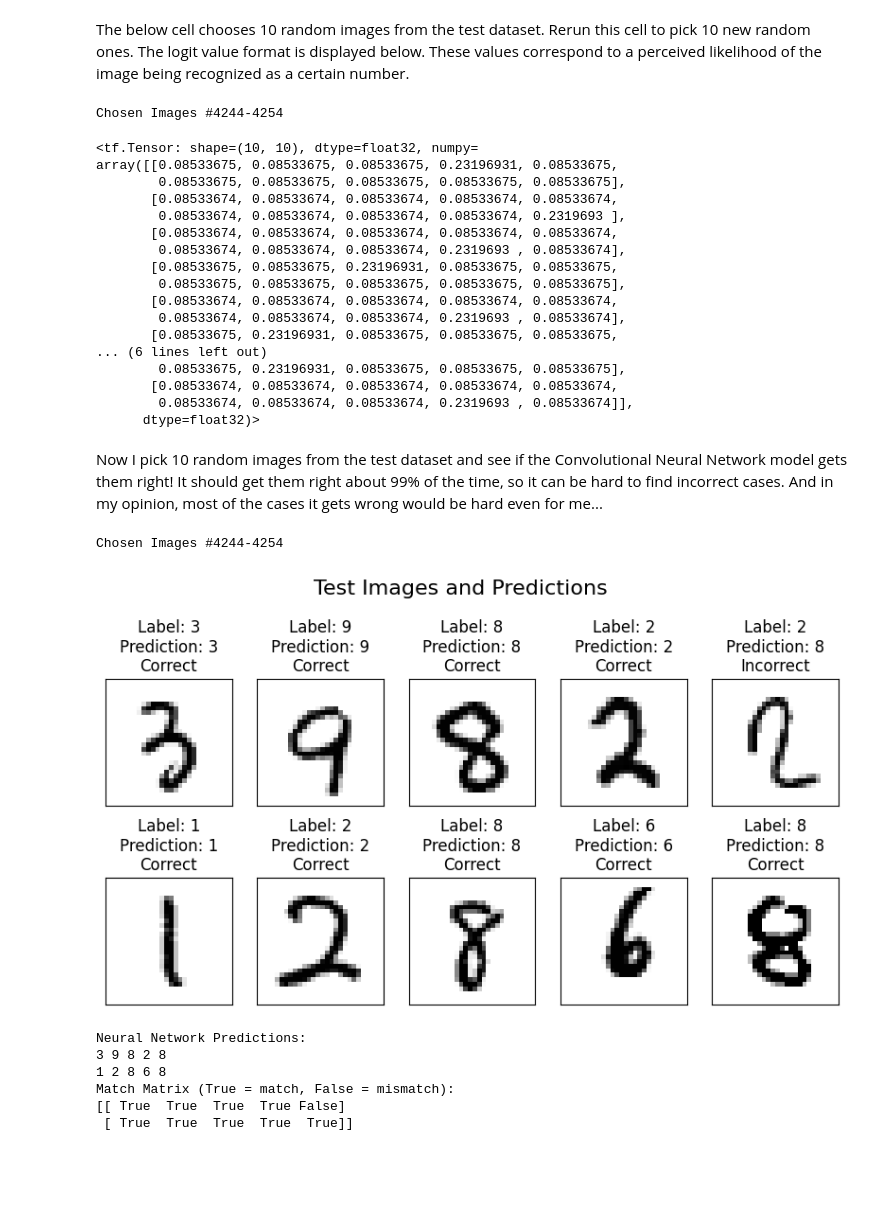
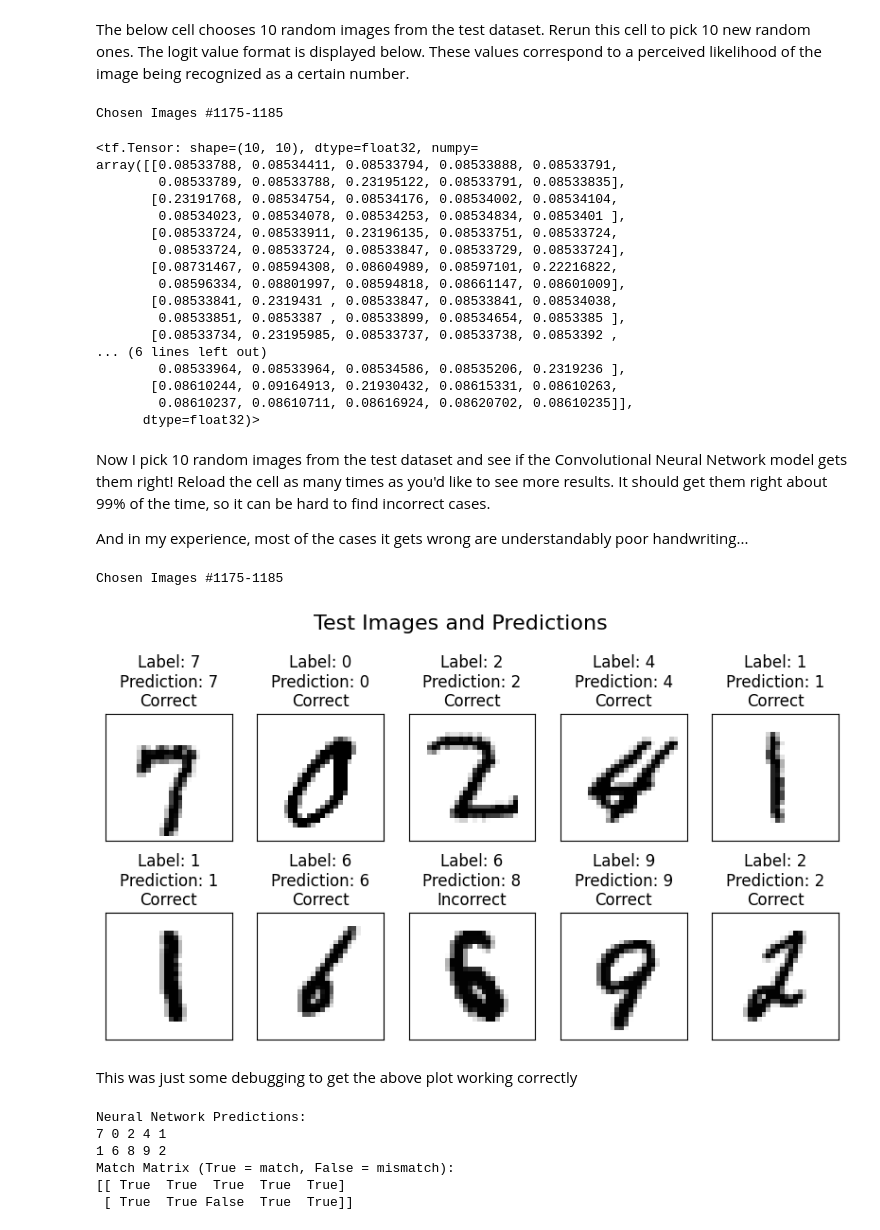
Before and after one commit to frederickschulze/OCR-TensorFlow-MNIST, a Jupyter notebook: MNIST_NeuralNet.ipynb, the cells around one changed output. Saved outputs shown, nothing was run; the diff lists cells and outputs as text; code cells hidden in the pictures; blank space fills up the shorter version.

```diff
--- a/MNIST_NeuralNet.ipynb
+++ b/MNIST_NeuralNet.ipynb
@@ -54,5 +77,6 @@ xTrain and xTest must be expanded because this is a CNN. Conv2D requires a 3 dim
 # %%
 xTrain = np.expand_dims(xTrain, -1)
+xTest = np.expand_dims(xTest, -1)
 print("Now that dims are expanded:")
 print(xTrain.shape)
 # %% [output]
@@ -133,7 +179,7 @@ probability_model = tf.keras.Sequential([
 # %% [markdown]
 The below cell chooses 10 random images from the test dataset. Rerun this cell to pick 10 new random ones. The logit value format is displayed below. These values correspond to a perceived likelihood of the image being recognized as a certain number.
 # %%
-#Just to illustrate the logit output of this model
+#Shows the format of the probability model
 numImages = 10
 startIndex = random.randint(0, xTest.shape[0]-numImages-1)
 endIndex = startIndex + numImages
@@ -141,51 +187,64 @@ logitvals = probability_model(xTest[startIndex:endIndex])
 print(f"Chosen Images #{startIndex}-{endIndex}\n")
 logitvals
 # %% [output]
-Chosen Images #4244-4254
+Chosen Images #1175-1185
 <tf.Tensor: shape=(10, 10), dtype=float32, numpy=
-array([[0.08533675, 0.08533675, 0.08533675, 0.23196931, 0.08533675,
-        0.08533675, 0.08533675, 0.08533675, 0.08533675, 0.08533675],
-       [0.08533674, 0.08533674, 0.08533674, 0.08533674, 0.08533674,
-        0.08533674, 0.08533674, 0.08533674, 0.08533674, 0.2319693 ],
-       [0.08533674, 0.08533674, 0.08533674, 0.08533674, 0.08533674,
-        0.08533674, 0.08533674, 0.08533674, 0.2319693 , 0.08533674],
-       [0.08533675, 0.08533675, 0.23196931, 0.08533675, 0.08533675,
-        0.08533675, 0.08533675, 0.08533675, 0.08533675, 0.08533675],
-       [0.08533674, 0.08533674, 0.08533674, 0.08533674, 0.08533674,
-        0.08533674, 0.08533674, 0.08533674, 0.2319693 , 0.08533674],
-       [0.08533675, 0.23196931, 0.08533675, 0.08533675, 0.08533675,
+array([[0.08533788, 0.08534411, 0.08533794, 0.08533888, 0.08533791,
+        0.08533789, 0.08533788, 0.23195122, 0.08533791, 0.08533835],
+       [0.23191768, 0.08534754, 0.08534176, 0.08534002, 0.08534104,
+        0.08534023, 0.08534078, 0.08534253, 0.08534834, 0.0853401 ],
+       [0.08533724, 0.08533911, 0.23196135, 0.08533751, 0.08533724,
+        0.08533724, 0.08533724, 0.08533847, 0.08533729, 0.08533724],
+       [0.08731467, 0.08594308, 0.08604989, 0.08597101, 0.22216822,
+        0.08596334, 0.08801997, 0.08594818, 0.08661147, 0.08601009],
+       [0.08533841, 0.2319431 , 0.08533847, 0.08533841, 0.08534038,
+        0.08533851, 0.0853387 , 0.08533899, 0.08534654, 0.0853385 ],
+       [0.08533734, 0.23195985, 0.08533737, 0.08533738, 0.0853392 ,
 ... (6 lines left out)
-        0.08533675, 0.23196931, 0.08533675, 0.08533675, 0.08533675],
-       [0.08533674, 0.08533674, 0.08533674, 0.08533674, 0.08533674,
-        0.08533674, 0.08533674, 0.08533674, 0.2319693 , 0.08533674]],
+        0.08533964, 0.08533964, 0.08534586, 0.08535206, 0.2319236 ],
+       [0.08610244, 0.09164913, 0.21930432, 0.08615331, 0.08610263,
+        0.08610237, 0.08610711, 0.08616924, 0.08620702, 0.08610235]],
       dtype=float32)>
 # %% [markdown]
-Now I pick 10 random images from the test dataset and see if the Convolutional Neural Network model gets them right! It should get them right about 99% of the time, so it can be hard to find incorrect cases. And in my opinion, most of the cases it gets wrong would be hard even for me...
+Now I pick 10 random images from the test dataset and see if the Convolutional Neural Network model gets them right! Reload the cell as many times as you'd like to see more results. It should get them right about 99% of the time, so it can be hard to find incorrect cases.
+
+And in my experience, most of the cases it gets wrong are understandably poor handwriting...
 # %%
 # Determining prediction based on the most likely estimate from logitvals
-predictions=[None]*10
-for i in range(0,10):
-  predictions[i] = tf.argmax(logitvals[i])
+if "predictions" not in locals(): #If rerunning the cell, the numbers are "rerolled"
+  predictions=[None]*10
+  for i in range(0,10):
+    predictions[i] = tf.argmax(logitvals[i])
+else:
+  numImages = 10
+  startIndex = random.randint(0, xTest.shape[0]-numImages-1)
+  endIndex = startIndex + numImages
+  logitvals = probability_model(xTest[startIndex:endIndex])
+  predictions=[None]*10
+  for i in range(0,10):
+    predictions[i] = tf.argmax(logitvals[i])
 
 # Displaying with pyplot
 xTest_inverted = 255-xTest
 print(f"Chosen Images #{startIndex}-{endIndex}\n")
 plt.figure(figsize=(10,5))
 plt.suptitle("Test Images and Predictions", fontsize=16, y=1.05)
 for i in range(numImages):
   plt.subplot(2,5,i+1)
   plt.grid(False)
   plt.xticks([])
   plt.yticks([])
   plt.imshow(xTest_inverted[startIndex+i], cmap='gray')
   #plt.colorbar() #turned off for now
   true_label = yTest[startIndex + i]
   prediction = predictions[i].numpy()
   result = "Correct" if true_label == prediction else "Incorrect"
   plt.title(f"Label: {true_label}\nPrediction: {prediction}\n{result}")
 # %% [output]
-Chosen Images #4244-4254
+Chosen Images #1175-1185
-[figure, old version]
+[figure, new version]
+# %% [markdown]
+This was just some debugging to get the above plot working correctly
 # %%
 # Some testing to get the above plot working correctly
 nextline_val = (len(predictions)+1)//2
@@ -206,8 +265,8 @@ print("Match Matrix (True = match, False = mismatch):")
 print(match_matrix)
 # %% [output]
 Neural Network Predictions:
-3 9 8 2 8
-1 2 8 6 8
+7 0 2 4 1
+1 6 8 9 2
 Match Matrix (True = match, False = mismatch):
-[[ True  True  True  True False]
- [ True  True  True  True  True]]
+[[ True  True  True  True  True]
+ [ True  True False  True  True]]
```
Also changed, not shown: parts of 27 cells of this notebook.
